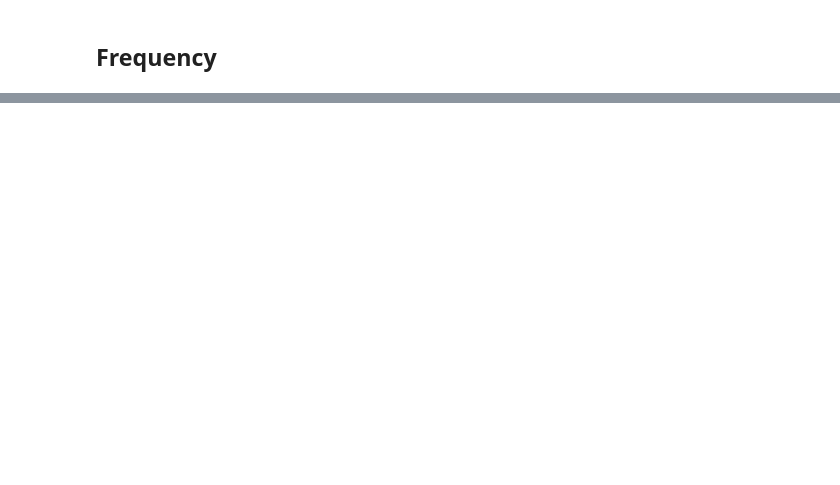
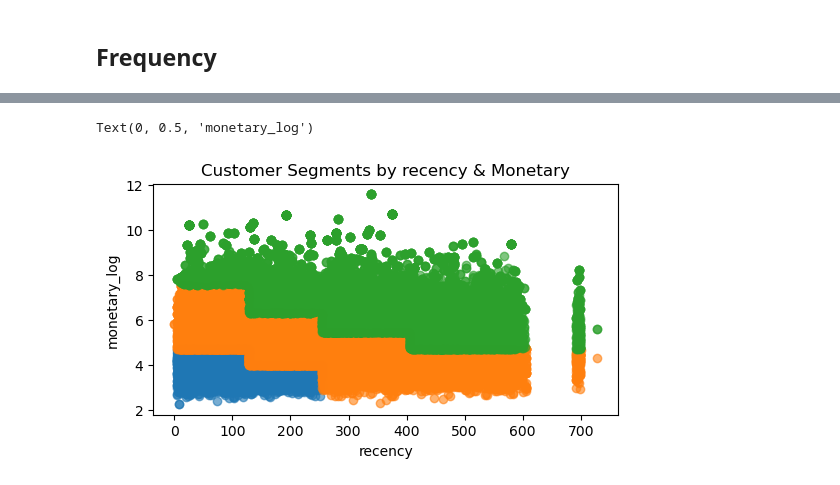
Before and after one commit to Yuki-bach/marketing, a Jupyter notebook: rfm_anaysis.ipynb, the cells around one changed output, grey strips where cells are left out. Saved outputs shown, nothing was run; the diff lists cells and outputs as text; code cells hidden in the pictures; blank space fills up the shorter version.

Commit message:
use kmeans for RFM Analysis (monetary and overall score)

```diff
--- a/rfm_anaysis.ipynb
+++ b/rfm_anaysis.ipynb
@@ -198,0 +295,20 @@ df_rfm.groupby('recency_cluster')['recency'].describe()
+# %%
+## Most cusotmers in the cluster 5.
+## So I use log transformation, and recreate the clusters.
+
+## Remove monetary_cluster column
+df_rfm = df_rfm.drop('monetary_cluster', axis=1)
+
+# Apply log transformation
+df_rfm['monetary_log'] = np.log(df_rfm['payment_value'])
+
+# Run K-means on the transformed data
+kmeans = KMeans(n_clusters=6)
+kmeans.fit(df_rfm[['monetary_log']])
+df_rfm['monetary_cluster'] = kmeans.predict(df_rfm[['monetary_log']])
+
+# Order the cluster numbers
+df_rfm = order_cluster('monetary_cluster', 'monetary_log', df_rfm)
+
+# Show details of the dataframe
+df_rfm.groupby('monetary_cluster')['monetary_log'].describe()
@@ -198,0 +324,4 @@ df_rfm.groupby('recency_cluster')['recency'].describe()
+# %%
+## It looks nice because the each cluster's count is similar, compoared to the previous one.
+## Now, we have recency_cluster, and monetary_cluster. Let's get the overall RM Score.
+df_rfm['overall_score'] = df_rfm['recency_cluster'] + df_rfm['monetary_cluster']
@@ -198,0 +358,7 @@ df_rfm.groupby('recency_cluster')['recency'].describe()
+# %%
+## Segment customers based on their overall_score
+df_rfm['Segment'] = 'Low-Value'
+df_rfm.loc[df_rfm['overall_score']>3,'Segment'] = 'Mid-Value'
+df_rfm.loc[df_rfm['overall_score']>6,'Segment'] = 'High-Value'
+
+df_rfm.head()
@@ -198,0 +372,13 @@ df_rfm.groupby('recency_cluster')['recency'].describe()
+# %%
+## plot the segments
+fig, axs = plt.subplots(figsize=(6, 3), gridspec_kw={'wspace': 0.4})
+
+for segment in ['High-Value', 'Mid-Value', 'Low-Value']:
+  subset = df_rfm[df_rfm['Segment'] == segment]
+  axs.scatter(subset['recency'], subset['monetary_log'], label=segment, alpha=0.6)
+axs.set_title('Customer Segments by Recency & Monetary')
+axs.set_xlabel('recency')
+axs.set_ylabel('monetary_log')
+# %% [output]
+Text(0, 0.5, 'monetary_log')
+[figure, added]
```
Also changed, not shown: parts of 13 cells of this notebook.
